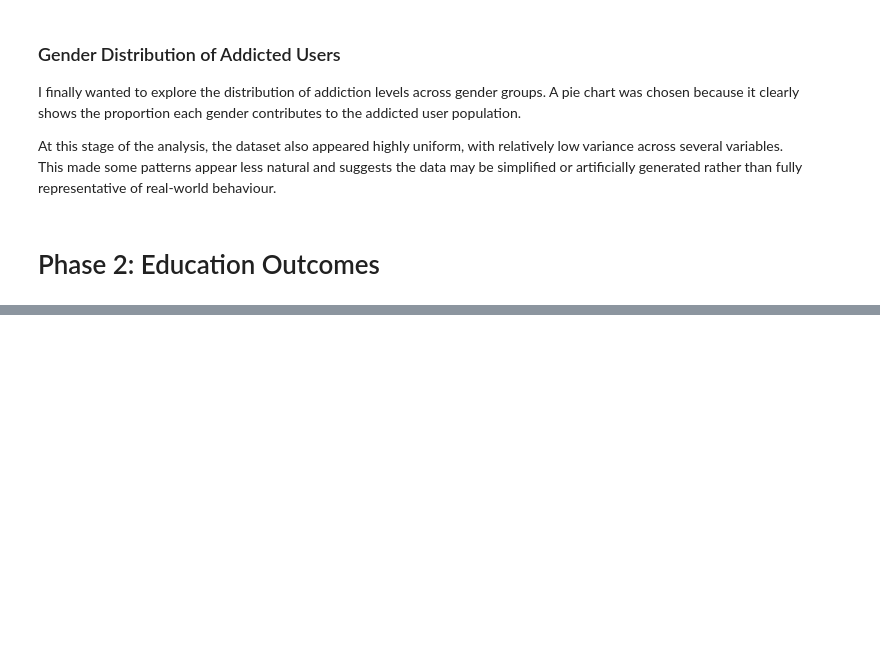
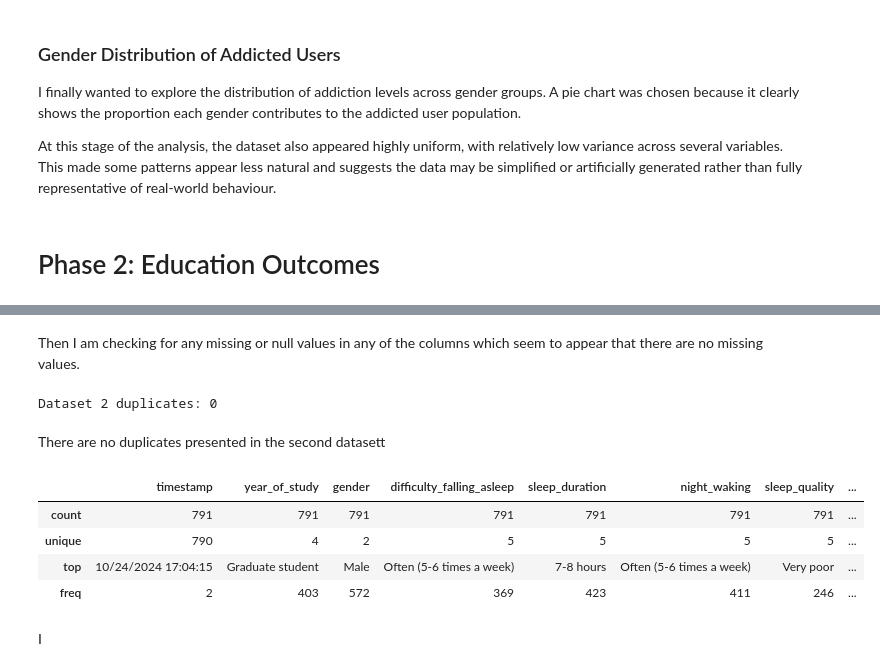
Before and after one commit to BuiltbyJaime/screens-sleep-scores, a Jupyter notebook: Notebooks/smartphone_addiction_analysis.ipynb, the cells around one changed output, grey strips where cells are left out. Cells and saved outputs as stored; diff of their text form; code cells hidden in the pictures; blank space fills up the shorter version.

```diff
--- a/Notebooks/smartphone_addiction_analysis.ipynb
+++ b/Notebooks/smartphone_addiction_analysis.ipynb
@@ -222,0 +512,4 @@ NameError: name 'pd' is not defined
+# %%
+df2.columns = [ "timestamp", "year_of_study", "gender", "difficulty_falling_asleep", "sleep_duration", "night_waking", "sleep_quality", "concentration_difficulty", "daytime_fatigue", "missed_classes", "assignment_impact", "device_use_before_bed", "caffeine_use", "physical_activity", "academic_stress", "academic_performance" ]
+
+df2.columns
@@ -222,0 +563,18 @@ NameError: name 'pd' is not defined
+# %% [markdown]
+Then I am checking for any missing or null values in any of the columns which seem to appear that there are no missing values.
+# %%
+print("Dataset 2 duplicates:", df2.duplicated().sum())
+# %% [output]
+Dataset 2 duplicates: 0
+# %% [markdown]
+There are no duplicates presented in the second datasett
+# %%
+df2.describe()
+# %% [output]
+|  | timestamp | year_of_study | gender | difficulty_falling_asleep | sleep_duration | night_waking | sleep_quality | ... |
+| count | 791 | 791 | 791 | 791 | 791 | 791 | 791 | ... |
+| unique | 790 | 4 | 2 | 5 | 5 | 5 | 5 | ... |
+| top | 10/24/2024 17:04:15 | Graduate student | Male | Often (5-6 times a week) | 7-8 hours | Often (5-6 times a week) | Very poor | ... |
+| freq | 2 | 403 | 572 | 369 | 423 | 411 | 246 | ... |
+# %% [markdown]
+I
```
Also changed, not shown: parts of 41 cells of this notebook, 2 other files.
